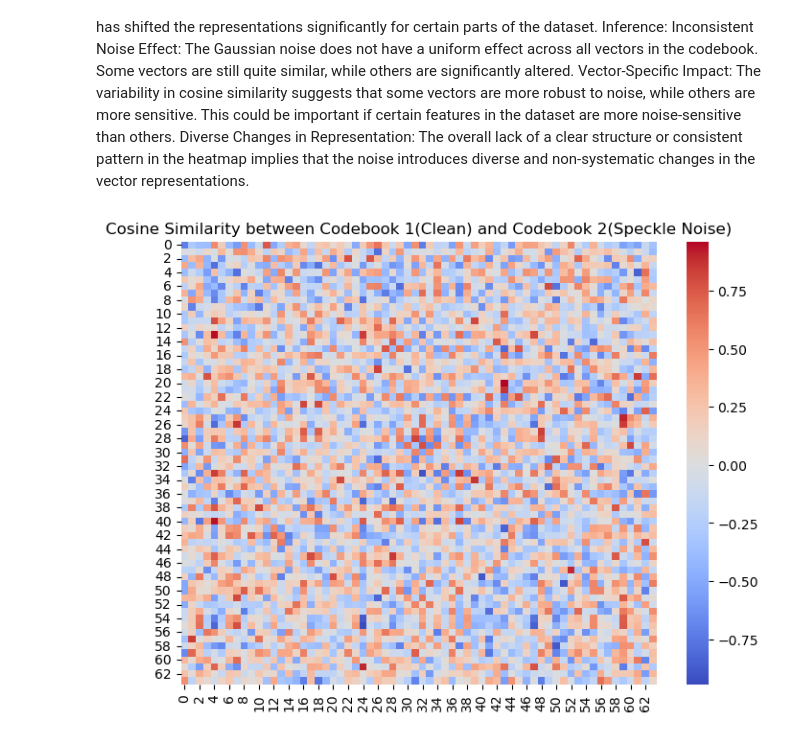
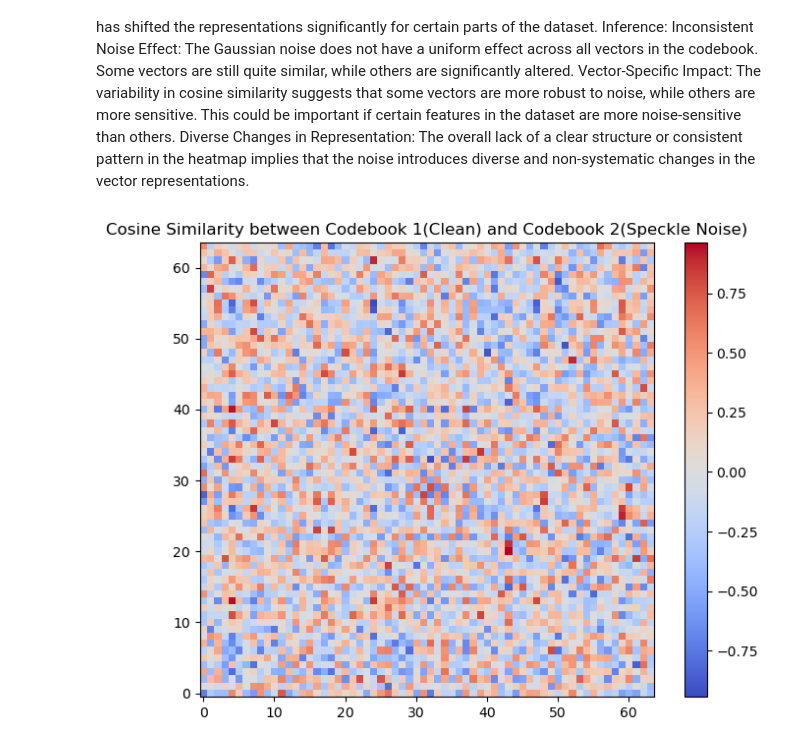
Before and after one commit to ravioli1369/vqvae, a Jupyter notebook: vqvae/cosine_similarity.ipynb, the cells around one changed output. Saved outputs shown, nothing was run; the diff lists cells and outputs as text; code cells hidden in the pictures.

```diff
--- a/vqvae/cosine_similarity.ipynb
+++ b/vqvae/cosine_similarity.ipynb
@@ -35,18 +39,21 @@ Diverse Changes in Representation: The overall lack of a clear structure or cons
 # %%
 from sklearn.metrics.pairwise import cosine_similarity
 import seaborn as sns
 import numpy as np
 import matplotlib.pyplot as plt
-codebook_1 = np.load('../results/original/original.npy')
-codebook_2 = np.load('../results/speckle/speckle.npy')
+
+codebook_1 = np.load("../results/original/original.npy")
+codebook_2 = np.load("../results/speckle/speckle.npy")
 
 cosine_sim = cosine_similarity(codebook_1, codebook_2)
 plt.figure(figsize=(8, 6))
-sns.heatmap(cosine_sim, cmap="coolwarm", annot=False)
-plt.title('Cosine Similarity between Codebook 1(Clean) and Codebook 2(Speckle Noise)')
+# sns.heatmap(cosine_sim, cmap="coolwarm", annot=False)
+plt.imshow(cosine_sim, cmap="coolwarm", origin="lower")
+plt.colorbar()
+plt.title("Cosine Similarity between Codebook 1(Clean) and Codebook 2(Speckle Noise)")
 plt.show()
 # %% [output]
-[figure, old version]
+[figure, new version]
 # %%
 from sklearn.metrics.pairwise import cosine_similarity
 import seaborn as sns
```
Also changed, not shown: parts of 2 cells of this notebook, 1 other file.
